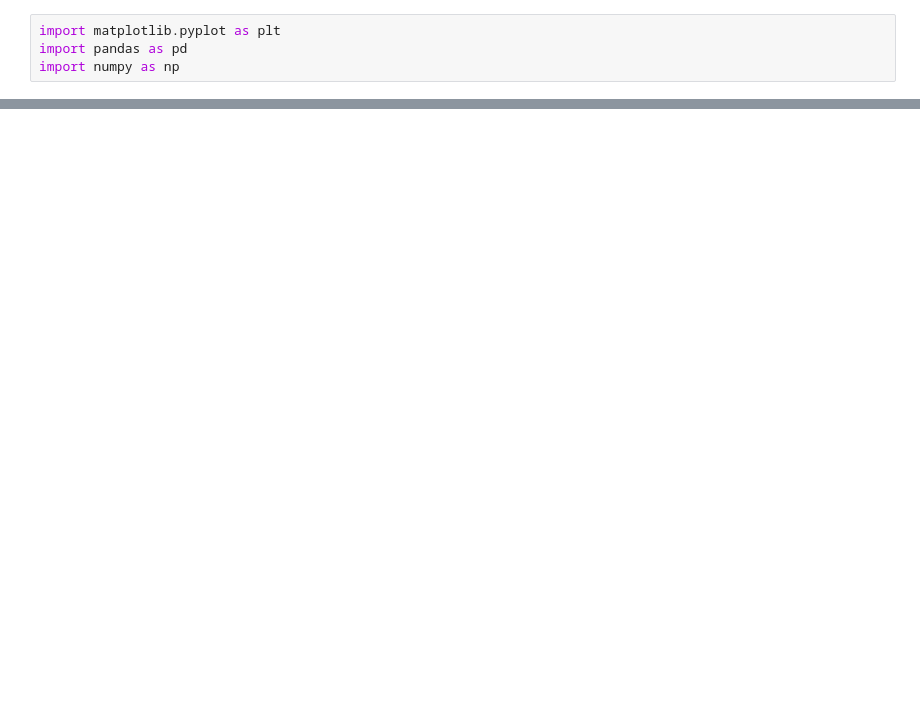
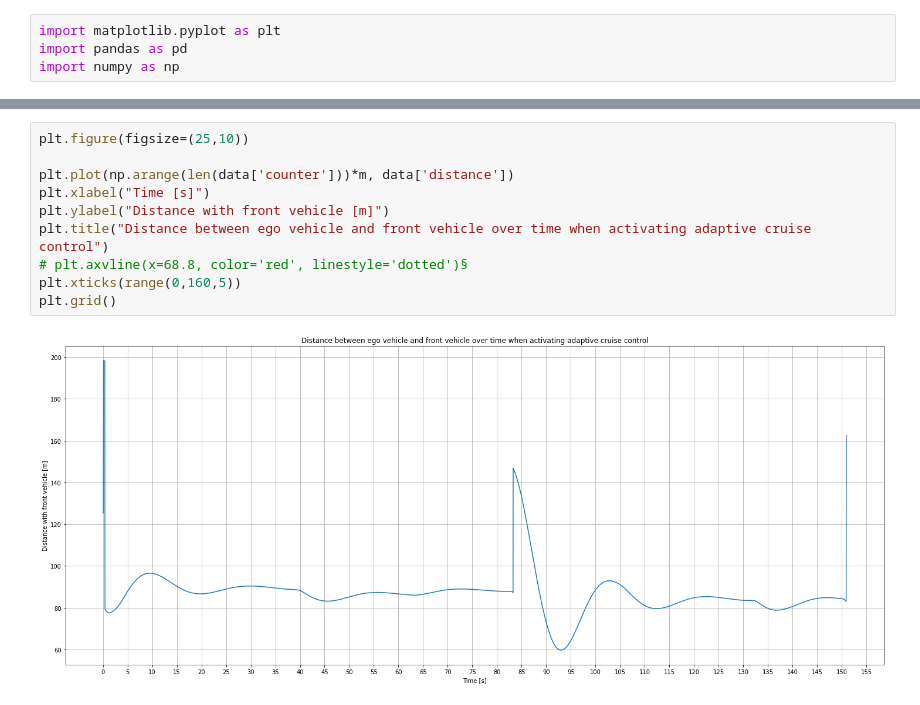
Before and after one commit to apighetti/HighLevelDM_HighwayDRL, a Jupyter notebook: notebooks/ACC_plots.ipynb, the cells around one changed output, grey strips where cells are left out. Drawn from its saved outputs; the diff is of its cells as text; blank space fills up the shorter version.

```diff
--- a/notebooks/ACC_plots.ipynb
+++ b/notebooks/ACC_plots.ipynb
@@ -26,0 +50,12 @@ plt.grid()
+# %%
+plt.figure(figsize=(25,10))
+
+plt.plot(np.arange(len(data['counter']))*m, data['distance'])
+plt.xlabel("Time [s]")
+plt.ylabel("Distance with front vehicle [m]")
+plt.title("Distance between ego vehicle and front vehicle over time when activating adaptive cruise control")
+# plt.axvline(x=68.8, color='red', linestyle='dotted')§
+plt.xticks(range(0,160,5))
+plt.grid()
+# %% [output]
+[figure, added]
```
Also changed, not shown: parts of 3 cells of this notebook, 8 other files.
